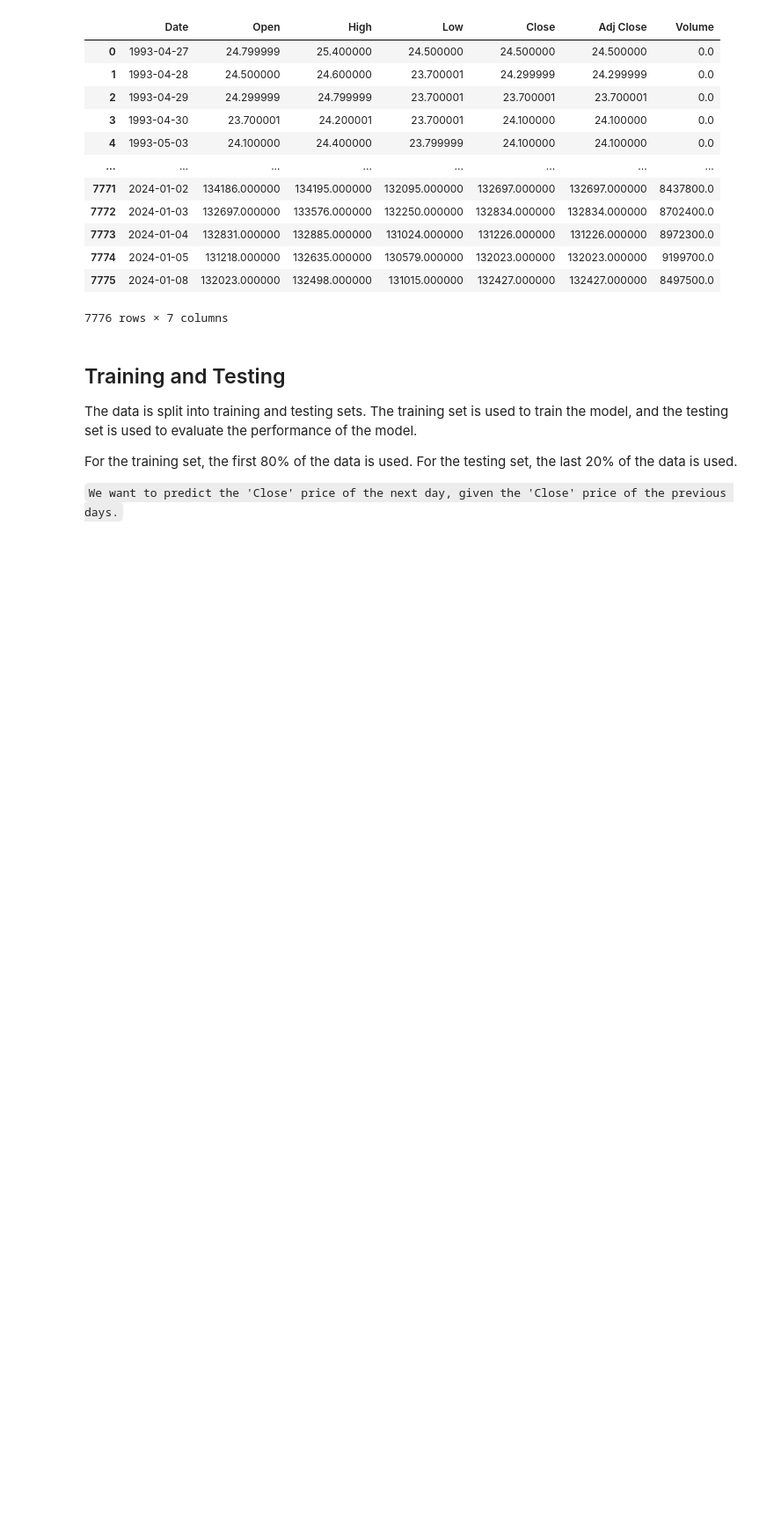
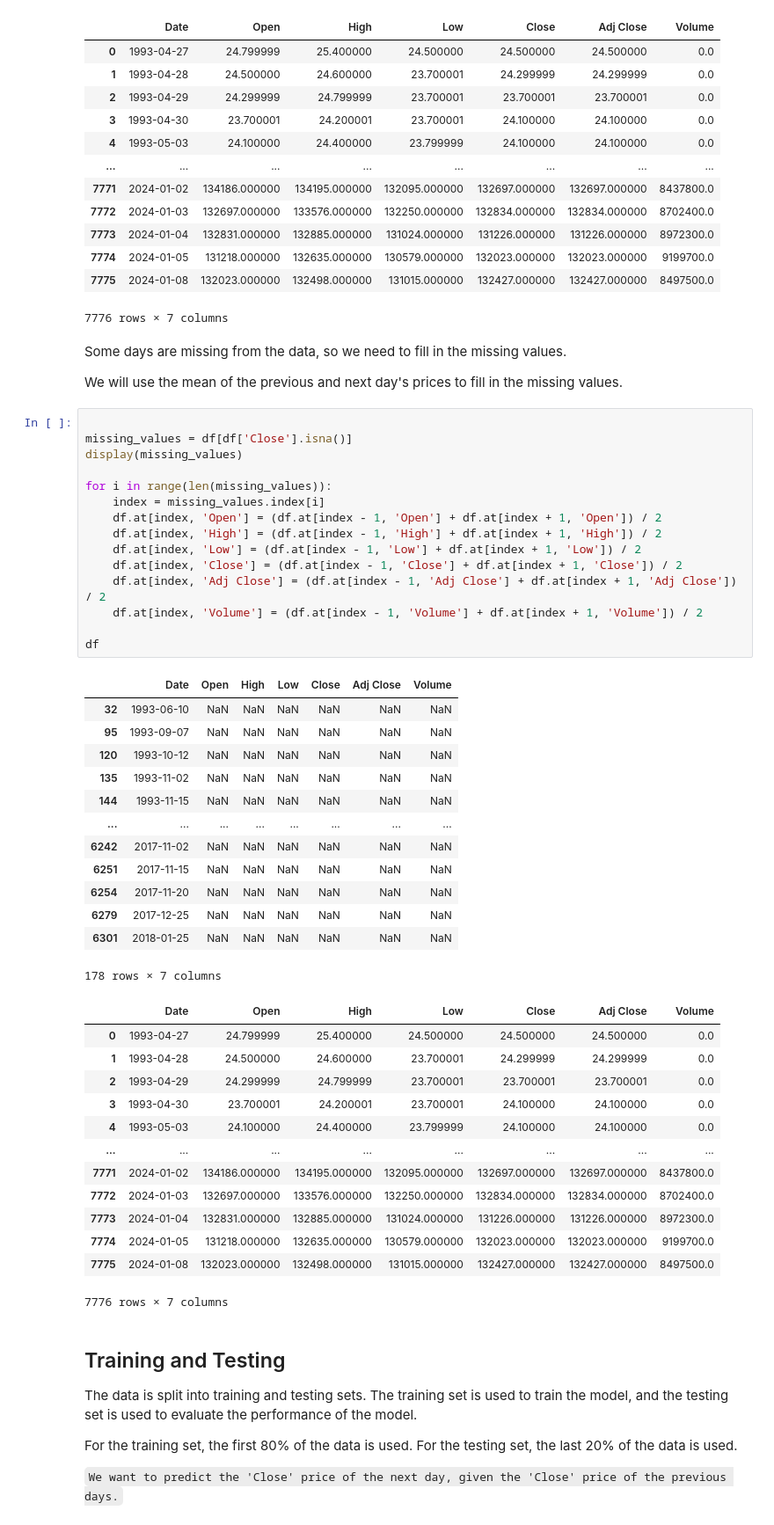
Before and after one commit to Amorim33/lstm-book, a Jupyter notebook: lstm-from-scratch.ipynb, the cells around one changed output. Shown at 88% size. Drawn from its saved outputs; the diff is of its cells as text; blank space fills up the shorter version.

```diff
--- a/lstm-from-scratch.ipynb
+++ b/lstm-from-scratch.ipynb
@@ -291,6 +296,52 @@ df
 | 7774 | 2024-01-05 | 131218.000000 | 132635.000000 | 130579.000000 | 132023.000000 | 132023.000000 | 9199700.0 |
 | 7775 | 2024-01-08 | 132023.000000 | 132498.000000 | 131015.000000 | 132427.000000 | 132427.000000 | 8497500.0 |
 7776 rows × 7 columns
+# %% [markdown]
+Some days are missing from the data, so we need to fill in the missing values.
+
+We will use the mean of the previous and next day's prices to fill in the missing values.
+# %%
+
+missing_values = df[df['Close'].isna()]
+display(missing_values)
+
+for i in range(len(missing_values)):
+    index = missing_values.index[i]
+    df.at[index, 'Open'] = (df.at[index - 1, 'Open'] + df.at[index + 1, 'Open']) / 2
+    df.at[index, 'High'] = (df.at[index - 1, 'High'] + df.at[index + 1, 'High']) / 2
+    df.at[index, 'Low'] = (df.at[index - 1, 'Low'] + df.at[index + 1, 'Low']) / 2
+    df.at[index, 'Close'] = (df.at[index - 1, 'Close'] + df.at[index + 1, 'Close']) / 2
+    df.at[index, 'Adj Close'] = (df.at[index - 1, 'Adj Close'] + df.at[index + 1, 'Adj Close']) / 2
+    df.at[index, 'Volume'] = (df.at[index - 1, 'Volume'] + df.at[index + 1, 'Volume']) / 2
+
+df
+# %% [output]
+|  | Date | Open | High | Low | Close | Adj Close | Volume |
+| 32 | 1993-06-10 | NaN | NaN | NaN | NaN | NaN | NaN |
+| 95 | 1993-09-07 | NaN | NaN | NaN | NaN | NaN | NaN |
+| 120 | 1993-10-12 | NaN | NaN | NaN | NaN | NaN | NaN |
+| 135 | 1993-11-02 | NaN | NaN | NaN | NaN | NaN | NaN |
+| 144 | 1993-11-15 | NaN | NaN | NaN | NaN | NaN | NaN |
+| ... | ... | ... | ... | ... | ... | ... | ... |
+| 6242 | 2017-11-02 | NaN | NaN | NaN | NaN | NaN | NaN |
+| 6251 | 2017-11-15 | NaN | NaN | NaN | NaN | NaN | NaN |
+| 6254 | 2017-11-20 | NaN | NaN | NaN | NaN | NaN | NaN |
+| 6279 | 2017-12-25 | NaN | NaN | NaN | NaN | NaN | NaN |
+| 6301 | 2018-01-25 | NaN | NaN | NaN | NaN | NaN | NaN |
+178 rows × 7 columns
+|  | Date | Open | High | Low | Close | Adj Close | Volume |
+| 0 | 1993-04-27 | 24.799999 | 25.400000 | 24.500000 | 24.500000 | 24.500000 | 0.0 |
+| 1 | 1993-04-28 | 24.500000 | 24.600000 | 23.700001 | 24.299999 | 24.299999 | 0.0 |
+| 2 | 1993-04-29 | 24.299999 | 24.799999 | 23.700001 | 23.700001 | 23.700001 | 0.0 |
+| 3 | 1993-04-30 | 23.700001 | 24.200001 | 23.700001 | 24.100000 | 24.100000 | 0.0 |
+| 4 | 1993-05-03 | 24.100000 | 24.400000 | 23.799999 | 24.100000 | 24.100000 | 0.0 |
+| ... | ... | ... | ... | ... | ... | ... | ... |
+| 7771 | 2024-01-02 | 134186.000000 | 134195.000000 | 132095.000000 | 132697.000000 | 132697.000000 | 8437800.0 |
+| 7772 | 2024-01-03 | 132697.000000 | 133576.000000 | 132250.000000 | 132834.000000 | 132834.000000 | 8702400.0 |
+| 7773 | 2024-01-04 | 132831.000000 | 132885.000000 | 131024.000000 | 131226.000000 | 131226.000000 | 8972300.0 |
+| 7774 | 2024-01-05 | 131218.000000 | 132635.000000 | 130579.000000 | 132023.000000 | 132023.000000 | 9199700.0 |
+| 7775 | 2024-01-08 | 132023.000000 | 132498.000000 | 131015.000000 | 132427.000000 | 132427.000000 | 8497500.0 |
+7776 rows × 7 columns
 # %% [markdown]
 ## Training and Testing
 The data is split into training and testing sets. The training set is used to train the model, and the testing set is used to evaluate the performance of the model.
```
Also changed, not shown: parts of 4 cells of this notebook.
